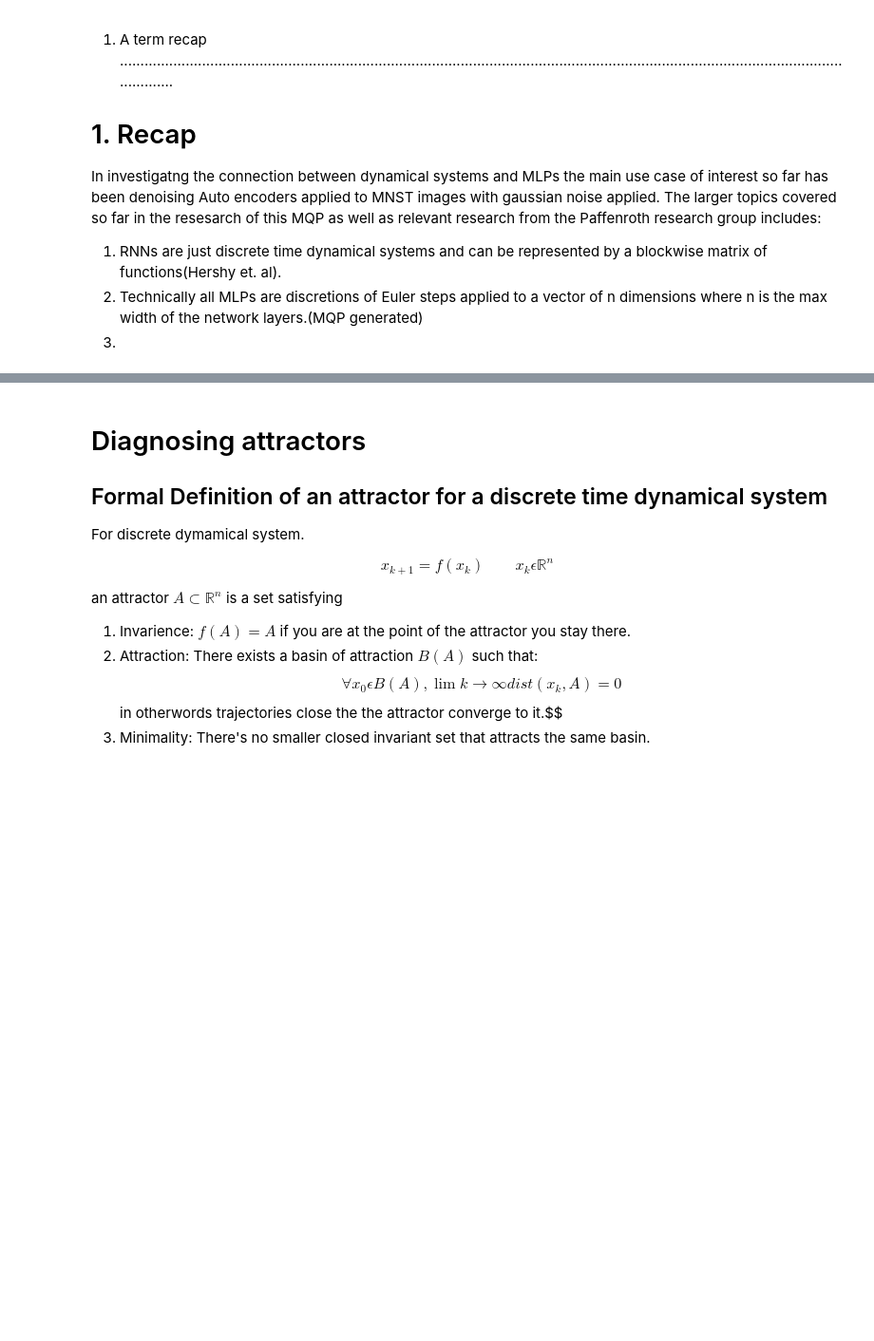
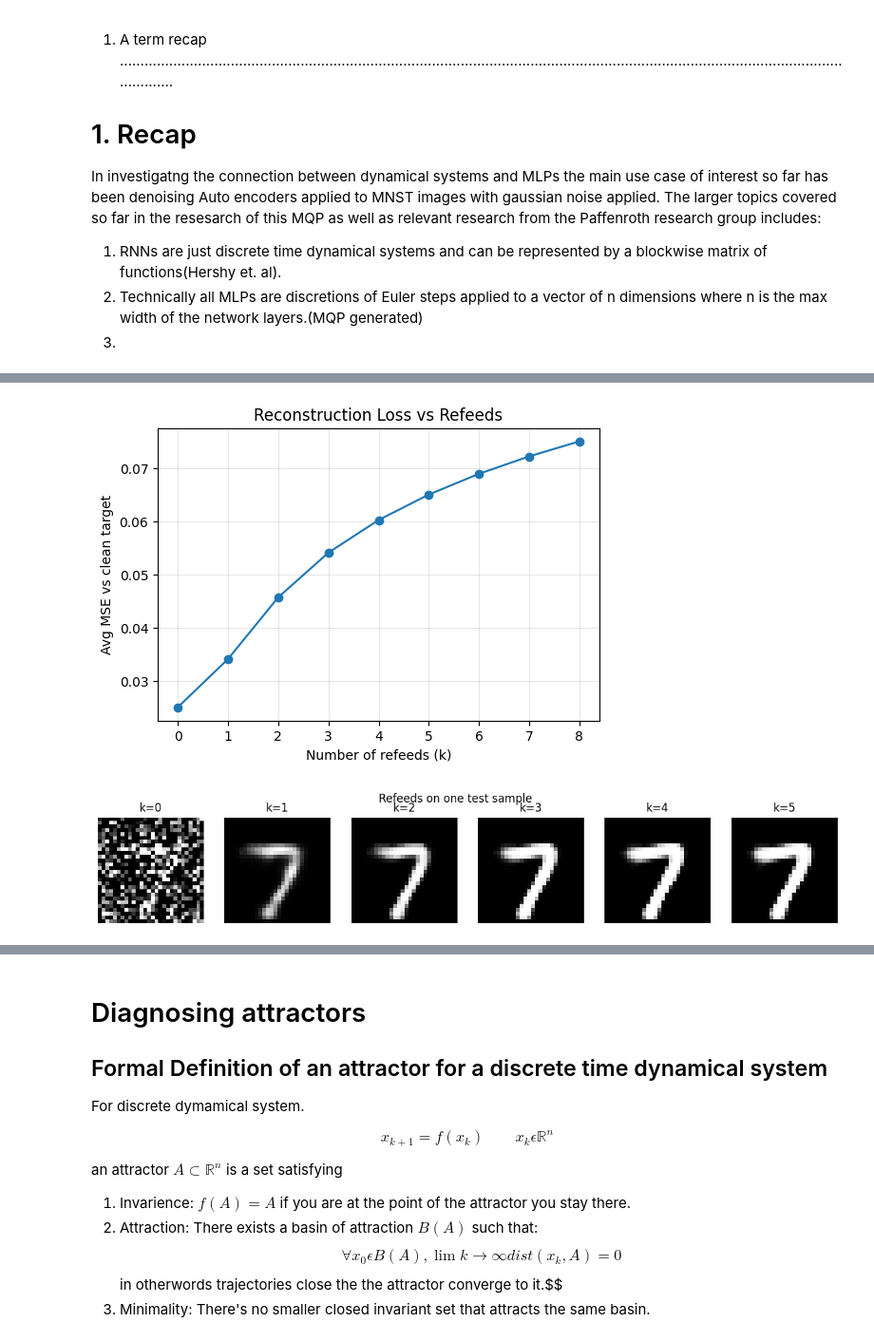
Before and after one commit to Traver-Smith/MQP2526, a Jupyter notebook: notebooks/B_Term_Research.ipynb, the cells around one changed output, grey strips where cells are left out. Shown at 95% size. Cells and saved outputs as stored; diff of their text form; code cells hidden in the pictures; blank space fills up the shorter version.

```diff
--- a/notebooks/B_Term_Research.ipynb
+++ b/notebooks/B_Term_Research.ipynb
@@ -17,0 +398,80 @@ In investigatng the connection between dynamical systems and MLPs the main use c
+# %%
+import torch
+import matplotlib.pyplot as plt
+
+@torch.no_grad()
+def evaluate_refeeds(model, loader, criterion, num_refeeds=5, device="cpu"):
+    """
+    Compute average reconstruction loss on the test set after k refeeds.
+    k = 0 uses the noisy input once (no refed passes).
+    k = 1 means model(model(x_noisy)), etc.
+    Returns: list of length num_refeeds+1 with average loss at each k.
+    """
+    model.eval()
+    losses_by_k = [0.0 for _ in range(num_refeeds + 1)]
+    count = 0
+
+    for x_noisy, x_clean in loader:
+        x_noisy = x_noisy.to(device)
+        x_clean = x_clean.to(device)
+
+        # k = 0 (single pass on noisy input)
+        xk = x_noisy.clone()
+        for k in range(num_refeeds + 1):
+            # one forward pass at current state
+            out = model(xk)
+            # measure loss against clean target
+            loss = criterion(out, x_clean)
+            losses_by_k[k] += loss.item() * x_noisy.size(0)
+
+            # prepare next refeed input (model output fed back)
+            xk = out
+
+        count += x_noisy.size(0)
+
+    # average over dataset
+    losses_by_k = [L / count for L in losses_by_k]
+    return losses_by_k
+
+# -------------------------------------------------------
+# Run it and plot (assumes model, test_loader, device, criterion exist)
+# -------------------------------------------------------
+num_refeeds = 8  # adjust as you like
+refeed_losses = evaluate_refeeds(model, test_loader, criterion, num_refeeds=num_refeeds, device=device)
+
+plt.figure(figsize=(6,4))
+plt.plot(range(num_refeeds + 1), refeed_losses, marker="o")
+plt.xlabel("Number of refeeds (k)")
+plt.ylabel("Avg MSE vs clean target")
+plt.title("Reconstruction Loss vs Refeeds")
+plt.grid(True, alpha=0.3)
+plt.show()
+
+@torch.no_grad()
+def visualize_refeeds(model, loader, device="cpu", num_refeeds=5, idx=0):
+    model.eval()
+    x_noisy, x_clean = next(iter(loader))
+    x_noisy, x_clean = x_noisy.to(device), x_clean.to(device)
+
+    xk = x_noisy.clone()
+    imgs = [x_noisy[idx:idx+1]]
+    for _ in range(num_refeeds):
+        xk = model(xk)
+        imgs.append(xk[idx:idx+1])
+
+    import matplotlib.pyplot as plt
+    n = len(imgs)
+    plt.figure(figsize=(2.4*n, 2.4))
+    for i, img in enumerate(imgs):
+        plt.subplot(1, n, i+1)
+        plt.imshow(img[0,0].detach().cpu(), cmap="gray")
+        plt.title(f"k={i}")
+        plt.axis("off")
+    plt.suptitle("Refeeds on one test sample")
+    plt.show()
+
+# Example:
+visualize_refeeds(model, test_loader, device=device, num_refeeds=5, idx=0)
+# %% [output]
+[figure, added]
+[figure, added]
```
Also changed, not shown: parts of 17 cells of this notebook.
